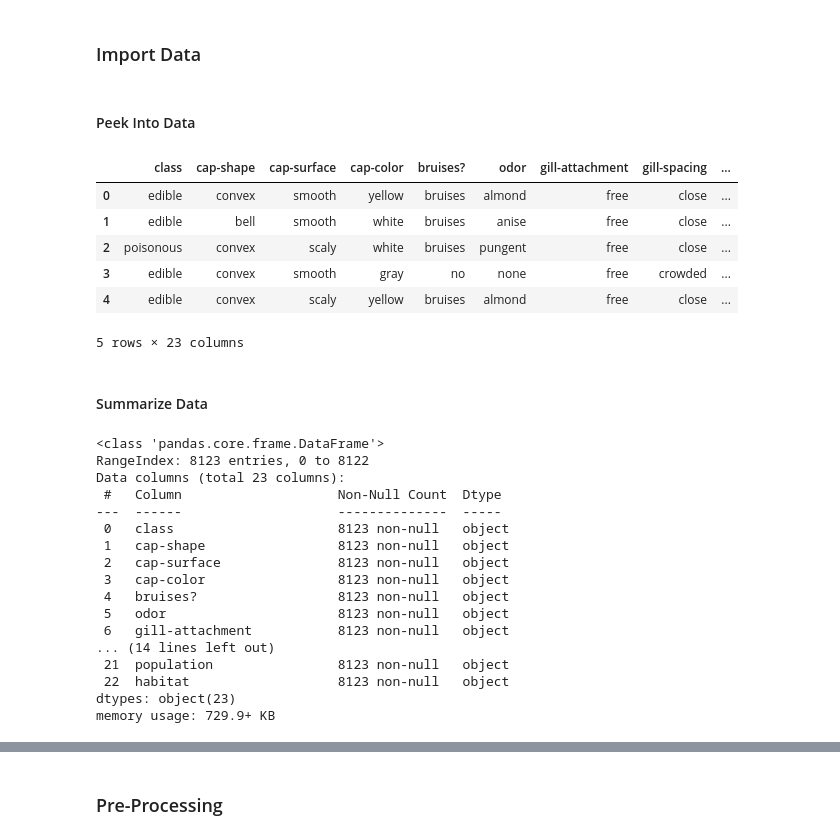
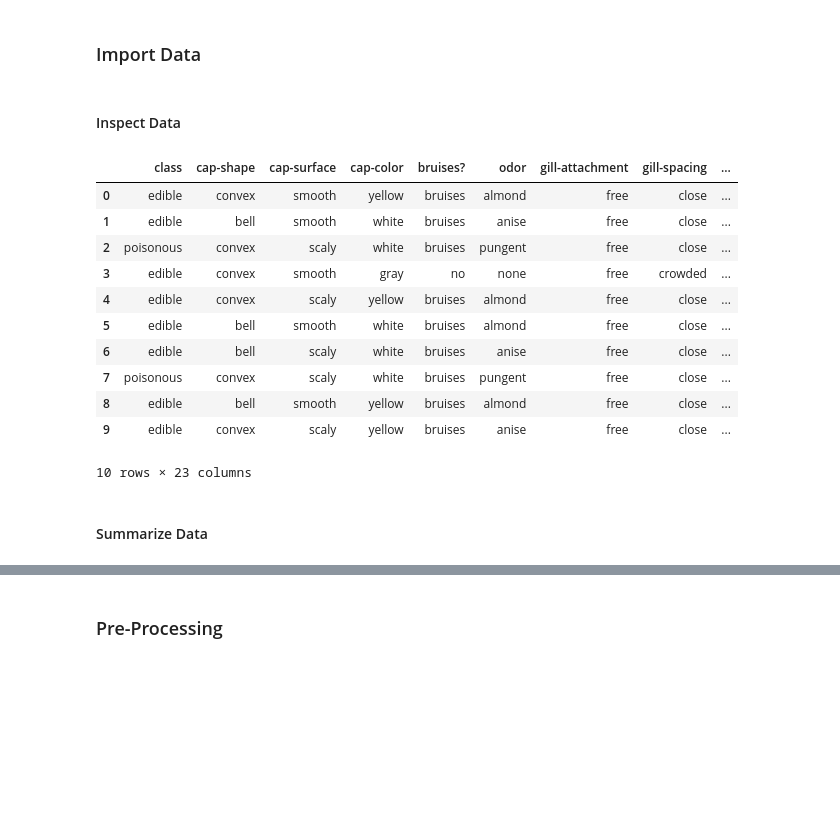
Before and after one commit to ethanolx/Mushrooms-Housing-py, a Jupyter notebook: a.ipynb, the cells around one changed output, grey strips where cells are left out. Drawn from its saved outputs; the diff is of its cells as text; code cells hidden in the pictures; blank space fills up the shorter version.

```diff
--- a/a.ipynb
+++ b/a.ipynb
@@ -118,36 +66,22 @@ df = pd.read_csv(
 for col in cols:
     df[col].replace(to_replace=attrs[col] ,inplace=True)
 # %% [markdown]
-#### Peek Into Data
+#### Inspect Data
-# %%
-df.head()
-# %% [output]
-|  | class | cap-shape | cap-surface | cap-color | bruises? | odor | gill-attachment | gill-spacing | ... |
-| 0 | edible | convex | smooth | yellow | bruises | almond | free | close | ... |
-| 1 | edible | bell | smooth | white | bruises | anise | free | close | ... |
-| 2 | poisonous | convex | scaly | white | bruises | pungent | free | close | ... |
-| 3 | edible | convex | smooth | gray | no | none | free | crowded | ... |
-| 4 | edible | convex | scaly | yellow | bruises | almond | free | close | ... |
-5 rows × 23 columns
+# %%
+# Inspect top 10 rows of the dataset
+df.head(n=10)
+# %% [output]
+|  | class | cap-shape | cap-surface | cap-color | bruises? | odor | gill-attachment | gill-spacing | ... |
+| 0 | edible | convex | smooth | yellow | bruises | almond | free | close | ... |
+| 1 | edible | bell | smooth | white | bruises | anise | free | close | ... |
+| 2 | poisonous | convex | scaly | white | bruises | pungent | free | close | ... |
+| 3 | edible | convex | smooth | gray | no | none | free | crowded | ... |
+| 4 | edible | convex | scaly | yellow | bruises | almond | free | close | ... |
+| 5 | edible | bell | smooth | white | bruises | almond | free | close | ... |
+| 6 | edible | bell | scaly | white | bruises | anise | free | close | ... |
+| 7 | poisonous | convex | scaly | white | bruises | pungent | free | close | ... |
+| 8 | edible | bell | smooth | yellow | bruises | almond | free | close | ... |
+| 9 | edible | convex | scaly | yellow | bruises | anise | free | close | ... |
+10 rows × 23 columns
 # %% [markdown]
 #### Summarize Data
-# %%
-df.info()
-# %% [output]
-<class 'pandas.core.frame.DataFrame'>
-RangeIndex: 8123 entries, 0 to 8122
-Data columns (total 23 columns):
- #   Column                    Non-Null Count  Dtype
----  ------                    --------------  -----
- 0   class                     8123 non-null   object
- 1   cap-shape                 8123 non-null   object
- 2   cap-surface               8123 non-null   object
- 3   cap-color                 8123 non-null   object
- 4   bruises?                  8123 non-null   object
- 5   odor                      8123 non-null   object
- 6   gill-attachment           8123 non-null   object
-... (14 lines left out)
- 21  population                8123 non-null   object
- 22  habitat                   8123 non-null   object
-dtypes: object(23)
-memory usage: 729.9+ KB
```
Also changed, not shown: parts of 37 cells of this notebook, 5 other files.
